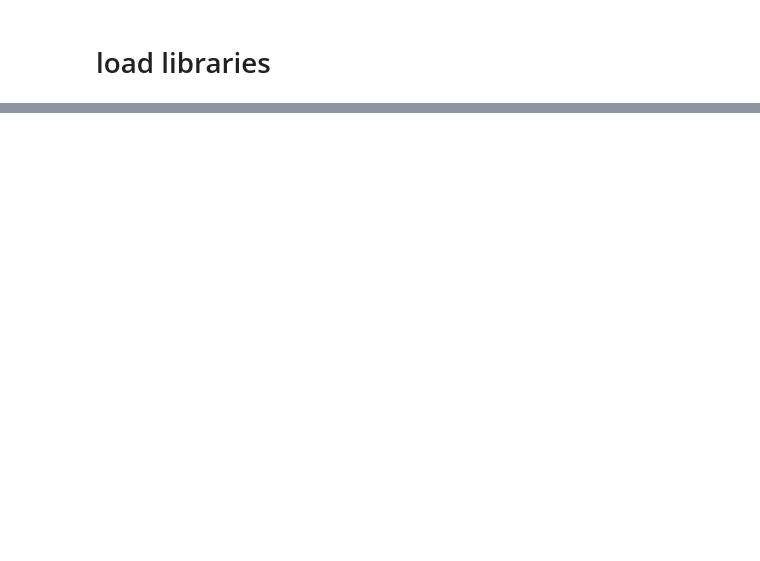
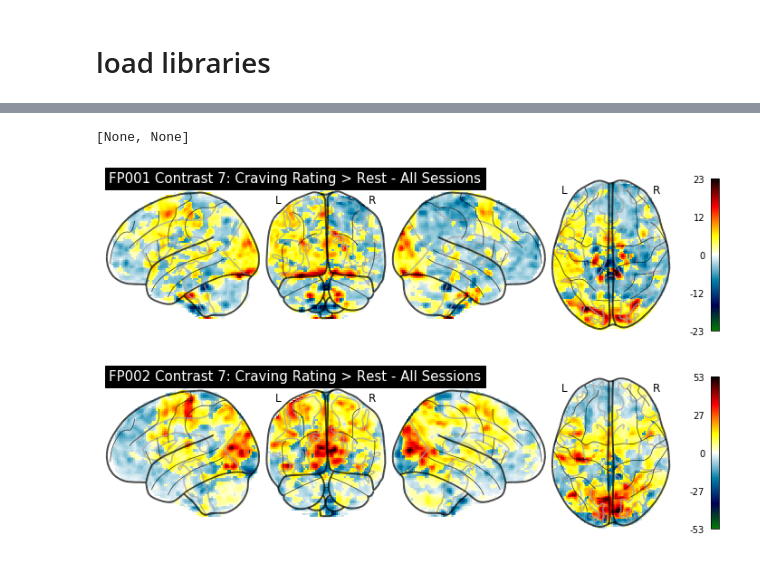
Before and after one commit to brainhack-eugene/model_check, a Jupyter notebook: check_fx.ipynb, the cells around one changed output, grey strips where cells are left out. Cells and saved outputs as stored; diff of their text form; code cells hidden in the pictures; blank space fills up the shorter version.

```diff
--- a/check_fx.ipynb
+++ b/check_fx.ipynb
@@ -82,0 +59,6 @@ plot
+# %%
+[sub.plot_data(pattern = "Craving Rating") for sub in subjects]
+# %% [output]
+[None, None]
+[figure, added]
+[figure, added]
```
Also changed, not shown: parts of 25 cells of this notebook.
